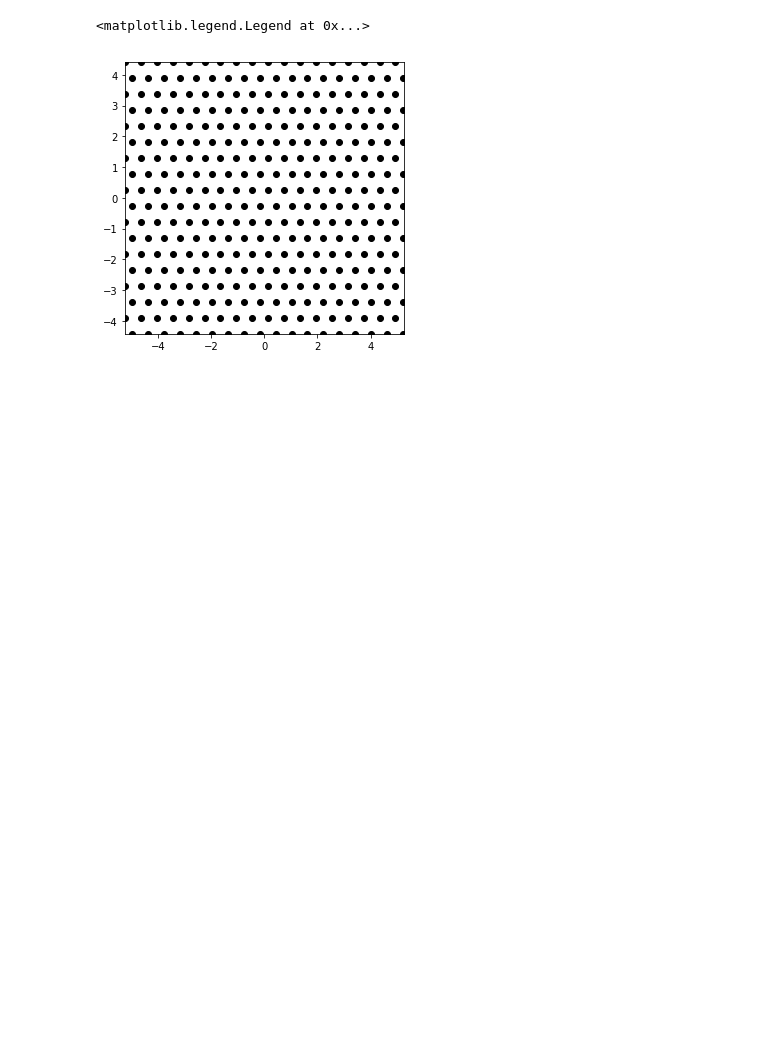
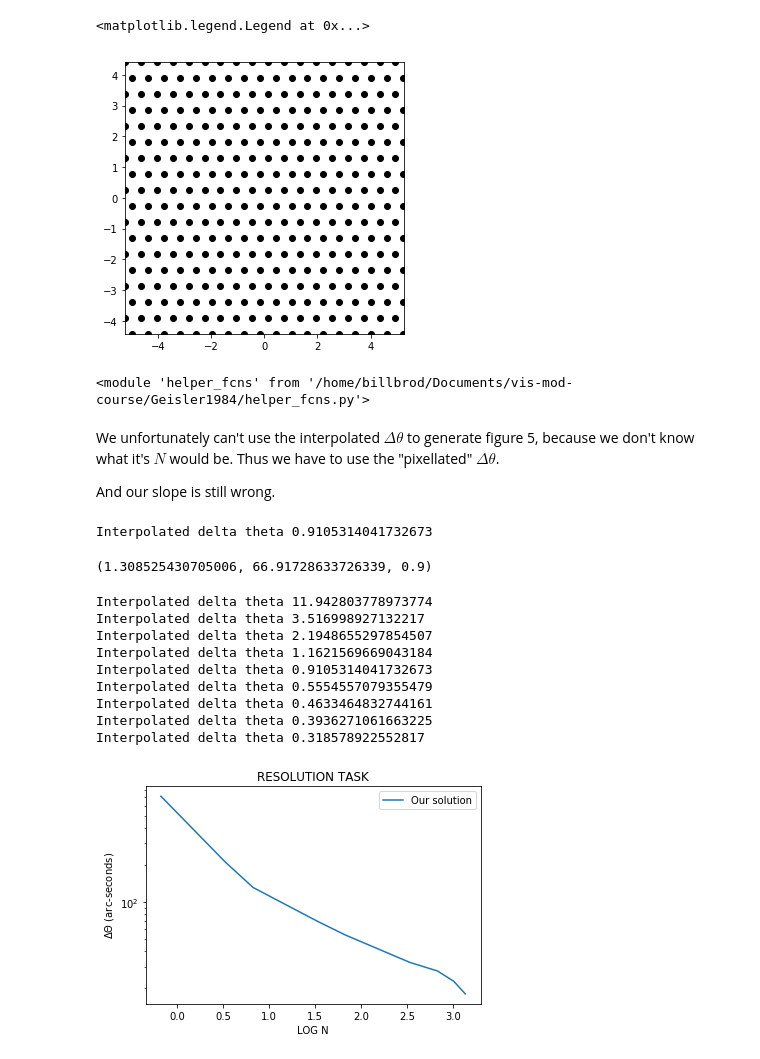
Before and after one commit to WinawerLab/vis-mod-course, a Jupyter notebook: Geisler1984/Geisler1984.ipynb, the cells around one changed output. Saved outputs shown, nothing was run; the diff lists cells and outputs as text; code cells hidden in the pictures; blank space fills up the shorter version.

```diff
--- a/Geisler1984/Geisler1984.ipynb
+++ b/Geisler1984/Geisler1984.ipynb
@@ -217,3 +209,29 @@ ax.legend()
 No handles with labels found to put in legend.
 <matplotlib.legend.Legend at 0x...>
 [figure]
+# %%
+autoreload.reload(hf)
+# %% [output]
+<module 'helper_fcns' from '/home/billbrod/Documents/vis-mod-course/Geisler1984/helper_fcns.py'>
+# %% [markdown]
+We unfortunately can't use the interpolated $\Delta\theta$ to generate figure 5, because we don't know what it's $N$ would be. Thus we have to use the "pixellated" $\Delta\theta$.
+
+And our slope is still wrong.
+# %%
+hf.optimize_resolution_task(1, init_deltaThetaPix=46, scale_factor=0, init_step_size=8)
+# %% [output]
+Interpolated delta theta 0.9105314041732673
+(1.308525430705006, 66.91728633726339, 0.9)
+# %%
+solts = hf.figure5()
+# %% [output]
+Interpolated delta theta 11.942803778973774
+Interpolated delta theta 3.516998927132217
+Interpolated delta theta 2.1948655297854507
+Interpolated delta theta 1.1621569669043184
+Interpolated delta theta 0.9105314041732673
+Interpolated delta theta 0.5554557079355479
+Interpolated delta theta 0.4633464832744161
+Interpolated delta theta 0.3936271061663225
+Interpolated delta theta 0.318578922552817
+[figure, added]
```
Also changed, not shown: parts of 6 cells of this notebook, 1 other file.
